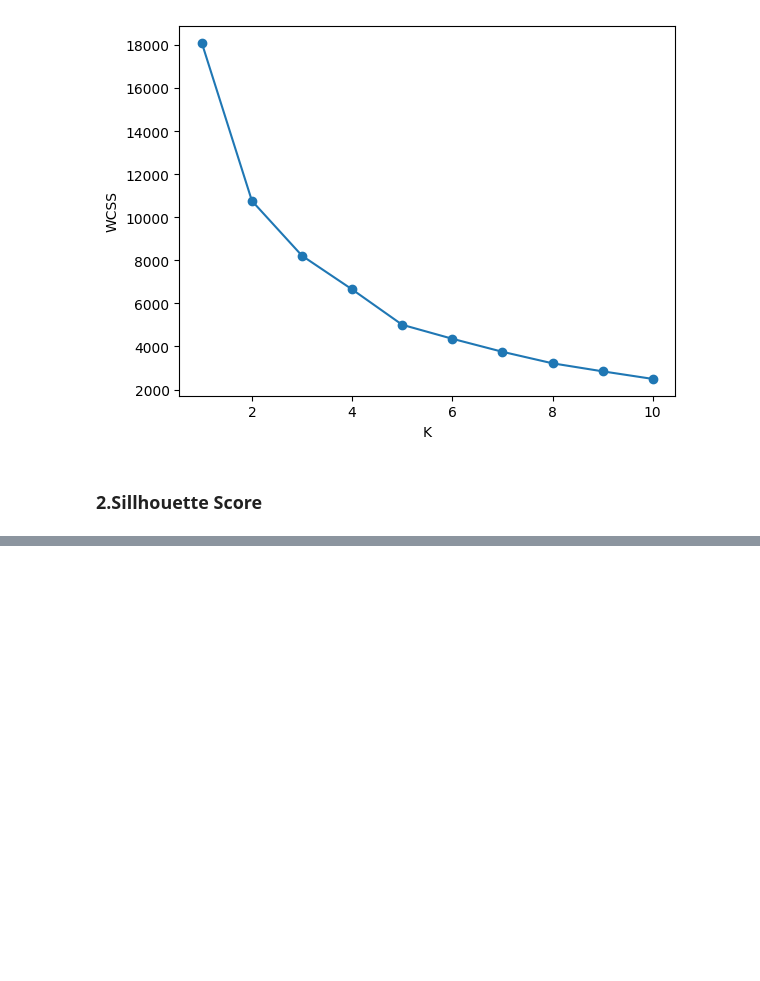
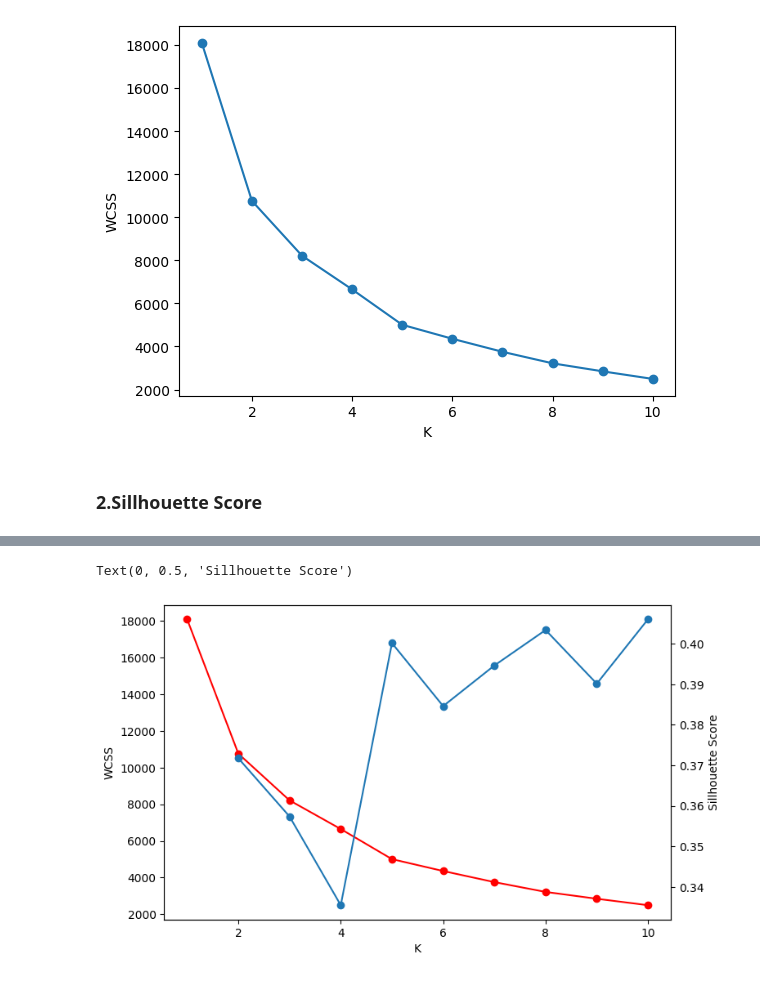
Before and after one commit to Ishu335/Smart-Cart-Clustering-System, a Jupyter notebook: smart_cart.ipynb, the cells around one changed output, grey strips where cells are left out. Cells and saved outputs as stored; diff of their text form; code cells hidden in the pictures; blank space fills up the shorter version.

Commit message:
We combin both graph

```diff
--- a/smart_cart.ipynb
+++ b/smart_cart.ipynb
@@ -263,0 +267,14 @@ plt.ylabel("Sillhouette Score")
+# %%
+#Combine both graph
+fig,ai1=plt.subplots(figsize=(8,5))
+ai1.plot(range(1,11),wcss,marker='o',c="r")
+ai1.set_xlabel("K")
+ai1.set_ylabel("WCSS")
+
+ai2=ai1.twinx()
+ai2.plot(range(2,11),ss,marker='o',linestyle)
+ai2.set_xlabel("K")
+ai2.set_ylabel("Sillhouette Score")
+# %% [output]
+Text(0, 0.5, 'Sillhouette Score')
+[figure, added]
```
Also changed, not shown: parts of 1 cell of this notebook.
